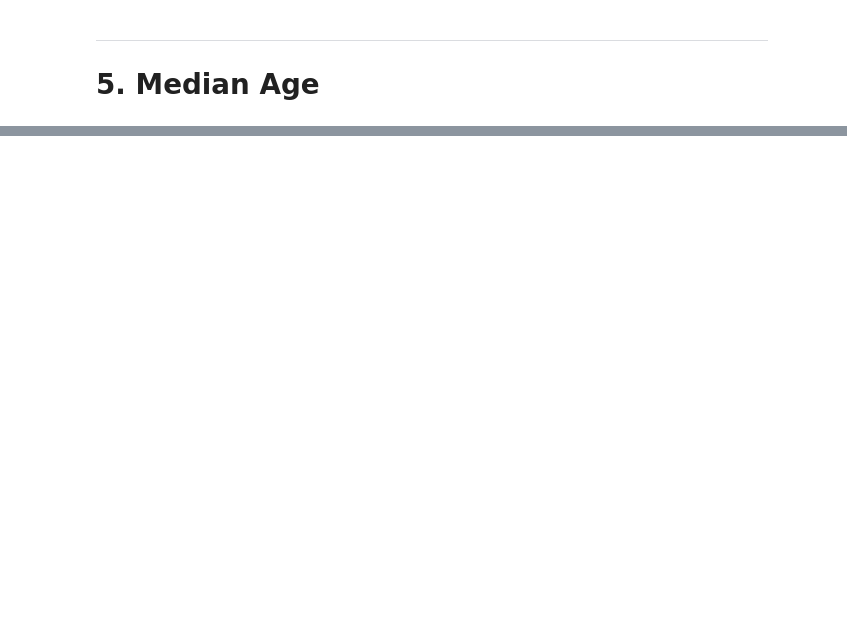
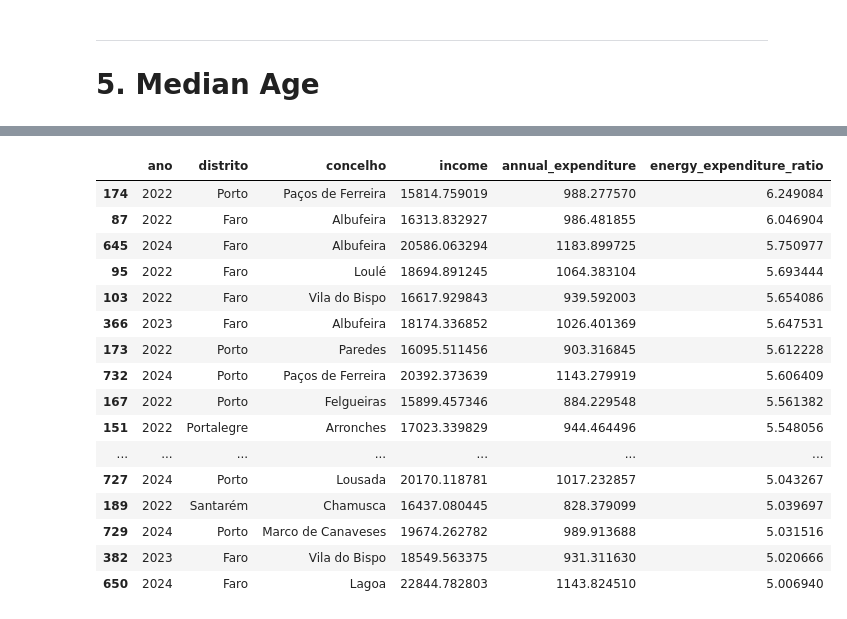
Before and after one commit to Allcaide/energy-poverty, a Jupyter notebook: Data_treatment/data_ingestion.ipynb, the cells around one changed output, grey strips where cells are left out. Drawn from its saved outputs; the diff is of its cells as text; code cells hidden in the pictures; blank space fills up the shorter version.

```diff
--- a/Data_treatment/data_ingestion.ipynb
+++ b/Data_treatment/data_ingestion.ipynb
@@ -803,0 +1039,22 @@ print(f"df_energy_expenditure         : {df_energy_expenditure.shape}  — Gasto
+# %%
+df_energyVSincome[df_energyVSincome["energy_poverty"] == 1][
+    ["ano", "distrito", "concelho", "income", "annual_expenditure", "energy_expenditure_ratio"]
+].sort_values("energy_expenditure_ratio", ascending=False)
+# %% [output]
+|  | ano | distrito | concelho | income | annual_expenditure | energy_expenditure_ratio |
+| 174 | 2022 | Porto | Paços de Ferreira | 15814.759019 | 988.277570 | 6.249084 |
+| 87 | 2022 | Faro | Albufeira | 16313.832927 | 986.481855 | 6.046904 |
+| 645 | 2024 | Faro | Albufeira | 20586.063294 | 1183.899725 | 5.750977 |
+| 95 | 2022 | Faro | Loulé | 18694.891245 | 1064.383104 | 5.693444 |
+| 103 | 2022 | Faro | Vila do Bispo | 16617.929843 | 939.592003 | 5.654086 |
+| 366 | 2023 | Faro | Albufeira | 18174.336852 | 1026.401369 | 5.647531 |
+| 173 | 2022 | Porto | Paredes | 16095.511456 | 903.316845 | 5.612228 |
+| 732 | 2024 | Porto | Paços de Ferreira | 20392.373639 | 1143.279919 | 5.606409 |
+| 167 | 2022 | Porto | Felgueiras | 15899.457346 | 884.229548 | 5.561382 |
+| 151 | 2022 | Portalegre | Arronches | 17023.339829 | 944.464496 | 5.548056 |
+| ... | ... | ... | ... | ... | ... | ... |
+| 727 | 2024 | Porto | Lousada | 20170.118781 | 1017.232857 | 5.043267 |
+| 189 | 2022 | Santarém | Chamusca | 16437.080445 | 828.379099 | 5.039697 |
+| 729 | 2024 | Porto | Marco de Canaveses | 19674.262782 | 989.913688 | 5.031516 |
+| 382 | 2023 | Faro | Vila do Bispo | 18549.563375 | 931.311630 | 5.020666 |
+| 650 | 2024 | Faro | Lagoa | 22844.782803 | 1143.824510 | 5.006940 |
```
Also changed, not shown: parts of 153 cells of this notebook, 46 other files.
